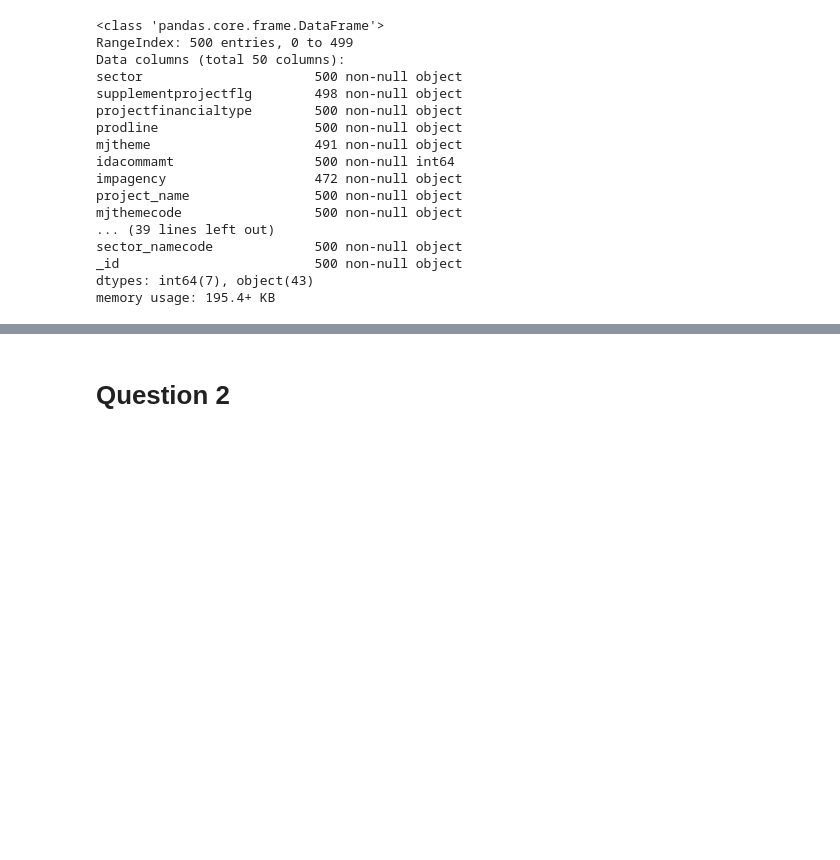
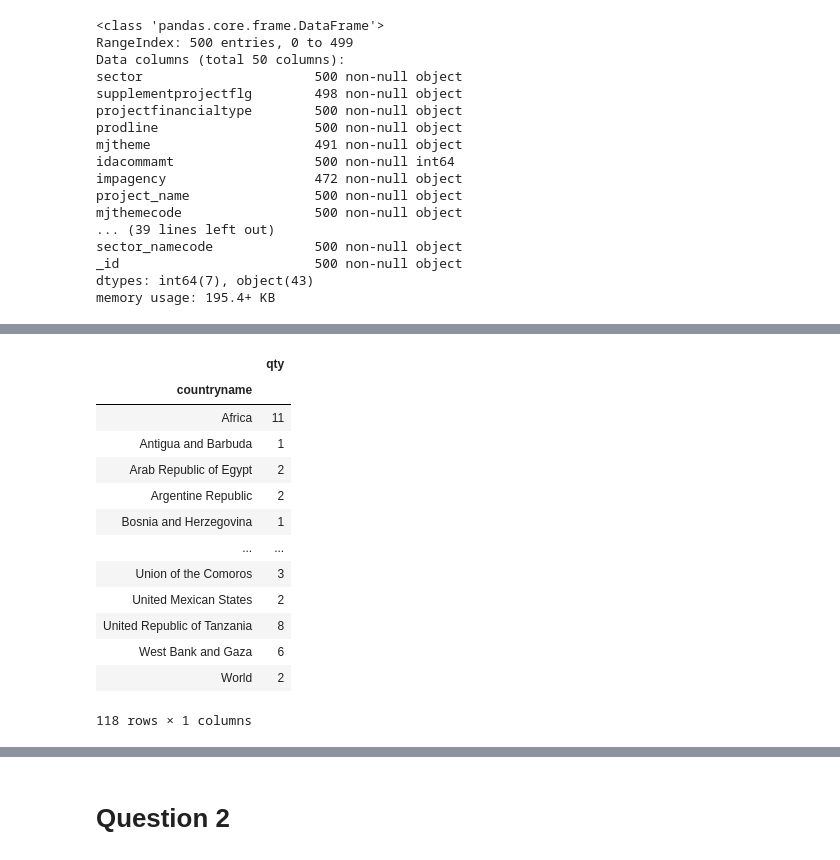
Before and after one commit to JayWang64/SpringboardDS, a Jupyter notebook: 5.2.4 - JSON Python/data_wrangling_json/sliderule_dsi_json_exercise.ipynb, the cells around one changed output, grey strips where cells are left out. Drawn from its saved outputs; the diff is of its cells as text; code cells hidden in the pictures; blank space fills up the shorter version.

```diff
--- a/5.2.4 - JSON Python/data_wrangling_json/sliderule_dsi_json_exercise.ipynb
+++ b/5.2.4 - JSON Python/data_wrangling_json/sliderule_dsi_json_exercise.ipynb
@@ -172,3 +187,23 @@ Name: countryname, dtype: int64
 # > some countries are generically tagged as "world". explore these
 # > plot a histogram
 #
+# %%
+new_df = pd.DataFrame()
+new_df = world_bank_project_df.groupby('countryname')['countryname'].count().to_frame()
+new_df = new_df.rename(columns={'countryname' : 'qty'})
+new_df
+# %% [output]
+|  | qty |
+| countryname |  |
+| Africa | 11 |
+| Antigua and Barbuda | 1 |
+| Arab Republic of Egypt | 2 |
+| Argentine Republic | 2 |
+| Bosnia and Herzegovina | 1 |
+| ... | ... |
+| Union of the Comoros | 3 |
+| United Mexican States | 2 |
+| United Republic of Tanzania | 8 |
+| West Bank and Gaza | 6 |
+| World | 2 |
+118 rows × 1 columns
```
Also changed, not shown: parts of 29 cells of this notebook.
